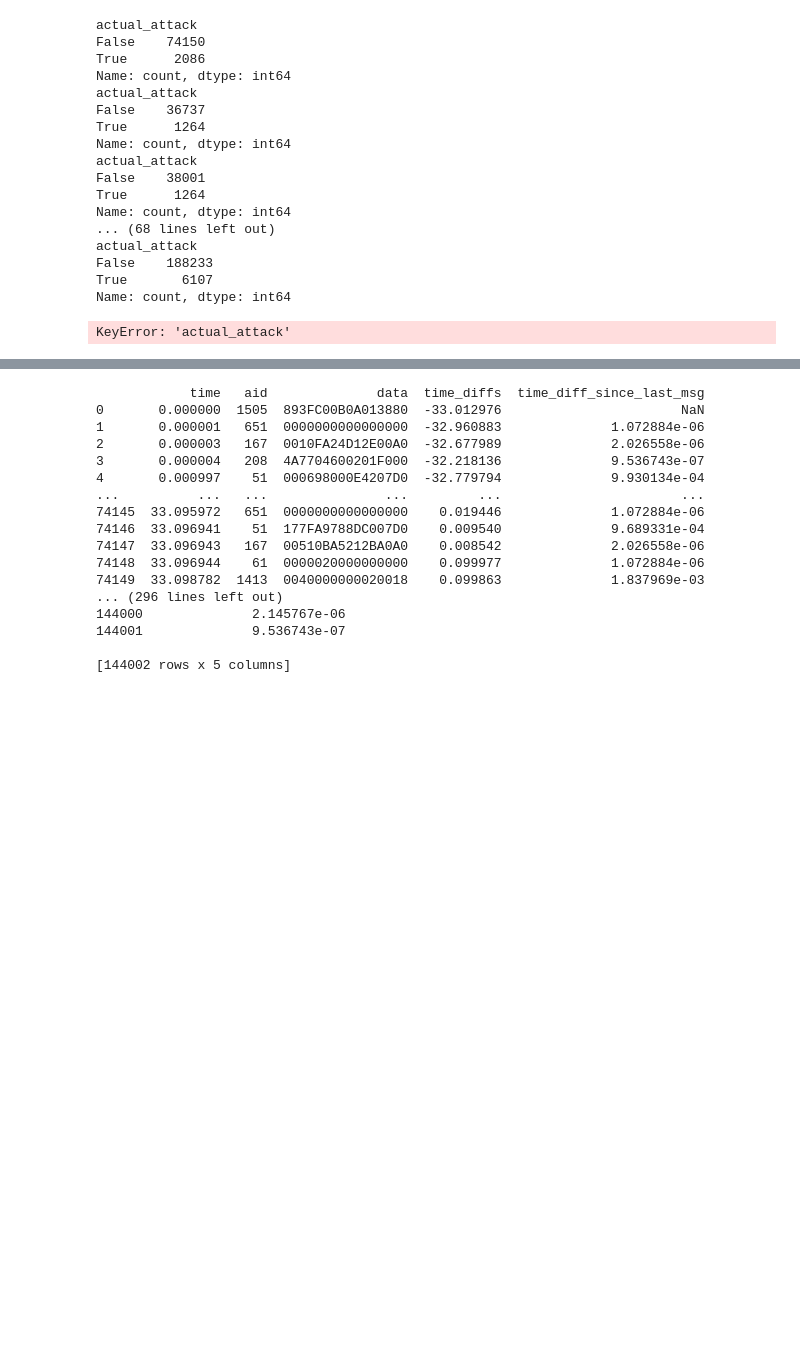
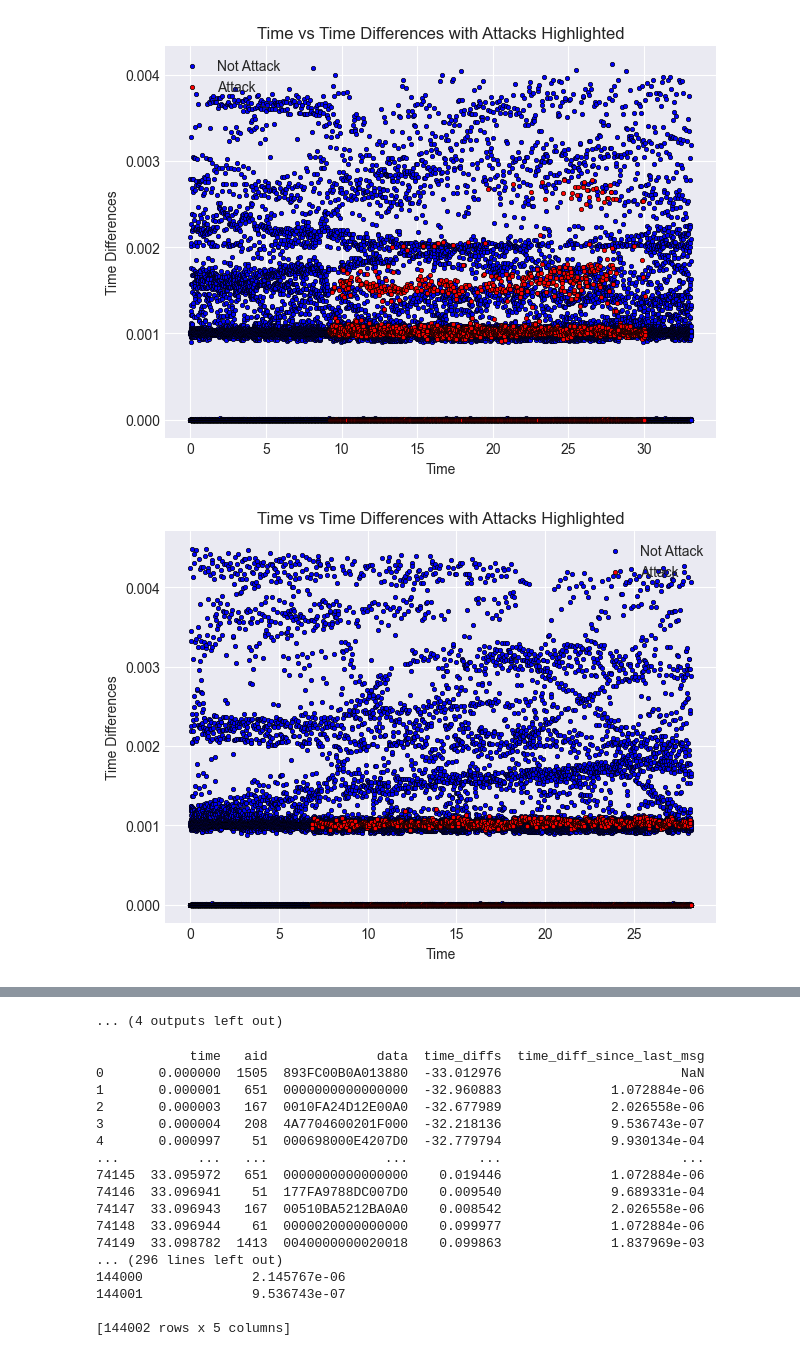
Before and after one commit to jcourson8/CANIDS, a Jupyter notebook: code/data_prep/test_dataloader.ipynb, the cells around one changed output, grey strips where cells are left out. Cells and saved outputs as stored; diff of their text form; code cells hidden in the pictures; blank space fills up the shorter version.

Commit message:
minor update to CanDataLoader + test_dataloader has visualizations

```diff
--- a/code/data_prep/test_dataloader.ipynb
+++ b/code/data_prep/test_dataloader.ipynb
@@ -5,7 +5,7 @@ import os
 
 load_dotenv()
 data_path = os.getenv('DATA_PATH')
-dataset = CanDataLoader(data_path, log_verbosity=4)
+dataset = CanDataLoader(data_path, log_verbosity=2)
 # %% [output]
 Found ambient and attack directories.
 Loading CAN metadata...
@@ -26,23 +26,26 @@ Done saving processed parquet files.
 Loading processing data into 'CanData' structure
-# %%
-for df in dataset.attack_data:
-    print(df["actual_attack"].value_counts())
-# %% [output]
-actual_attack
-False    74150
-True      2086
-Name: count, dtype: int64
-actual_attack
-False    36737
-True      1264
-Name: count, dtype: int64
-actual_attack
-False    38001
-True      1264
-Name: count, dtype: int64
-... (68 lines left out)
-actual_attack
-False    188233
-True       6107
-Name: count, dtype: int64
-KeyError: 'actual_attack'
+# %%
+import matplotlib.pyplot as plt
+plt.style.use('seaborn-darkgrid')
+
+for df in dataset.attack_data:
+    if "actual_attack" in df.columns:
+
+        # highlight the attacks
+        not_attacks = df[df["actual_attack"] == 0]
+        plt.scatter(not_attacks["time"], not_attacks["time_diff"], c="blue", s=10, label="Not Attack", edgecolors='black', linewidth=0.5)
+
+        # highlight the attacks
+        attacks = df[df["actual_attack"] == 1]
+        plt.scatter(attacks["time"], attacks["time_diff"], c="red", s=10, label="Attack", edgecolors='black', linewidth=0.5)
+
+
+        plt.xlabel("Time")
+        plt.ylabel("Time Differences")
+        plt.title("Time vs Time Differences with Attacks Highlighted")
+        plt.legend()
+        plt.tight_layout()
+        plt.show()
+# %% [output]
+[figure, added]
+[figure, added]
@@ -49,3 +62,4 @@ KeyError: 'actual_attack'
+... (4 outputs left out)
 # %%
 
 for df in dataset.attack_data:
```
Also changed, not shown: parts of 2 cells of this notebook, 1 other file.
